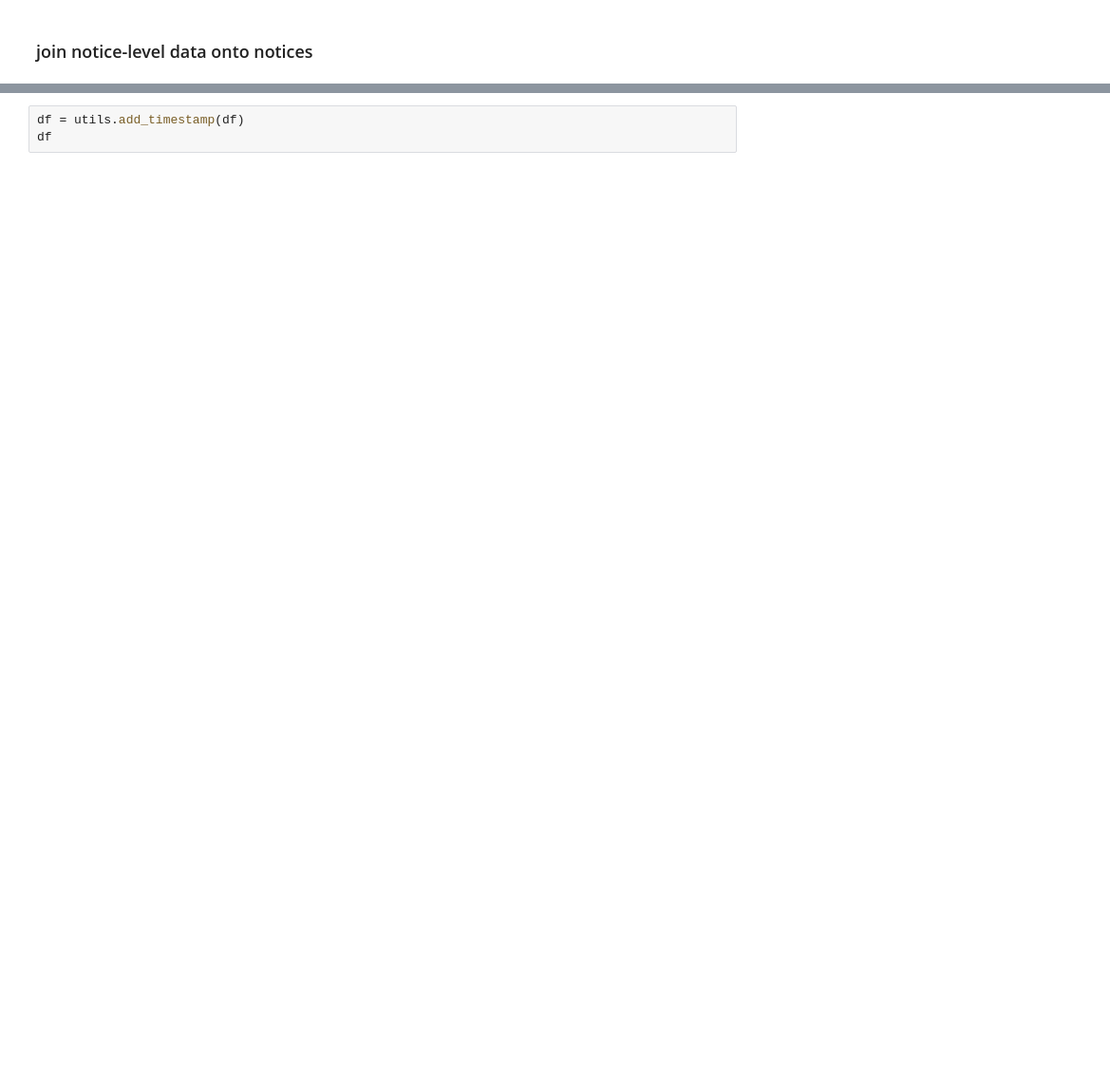
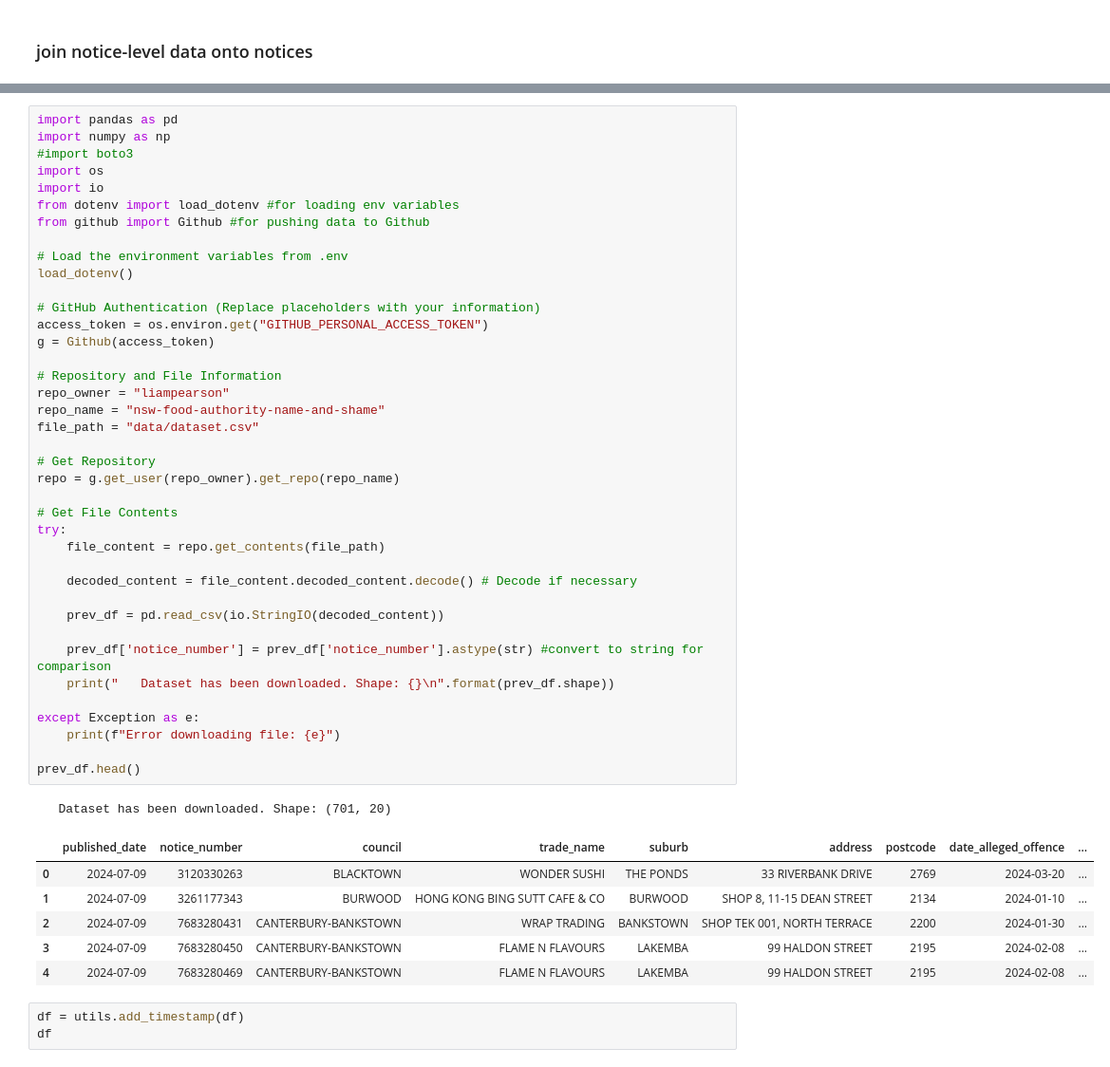
Before and after one commit to liampearson/nsw-food-authority-name-and-shame, a Jupyter notebook: notebooks/initial_scrape.ipynb, the cells around one changed output, grey strips where cells are left out. Shown at 95% size. Saved outputs shown, nothing was run; the diff lists cells and outputs as text; blank space fills up the shorter version.

Commit message:
once-off run again to get trade_name to resolve bug #2

```diff
--- a/notebooks/initial_scrape.ipynb
+++ b/notebooks/initial_scrape.ipynb
@@ -131,3 +152,50 @@ party_served_given_name
+# %%
+import pandas as pd
+import numpy as np
+#import boto3
+import os
+import io
+from dotenv import load_dotenv #for loading env variables
+from github import Github #for pushing data to Github
+
+# Load the environment variables from .env
+load_dotenv()
+
+# GitHub Authentication (Replace placeholders with your information)
+access_token = os.environ.get("GITHUB_PERSONAL_ACCESS_TOKEN")
+g = Github(access_token)
+
+# Repository and File Information
+repo_owner = "liampearson"
+repo_name = "nsw-food-authority-name-and-shame"
+file_path = "data/dataset.csv"
+
+# Get Repository
+repo = g.get_user(repo_owner).get_repo(repo_name)
+
+# Get File Contents
+try:
+    file_content = repo.get_contents(file_path)
+
+    decoded_content = file_content.decoded_content.decode() # Decode if necessary
+
+    prev_df = pd.read_csv(io.StringIO(decoded_content))
+
+    prev_df['notice_number'] = prev_df['notice_number'].astype(str) #convert to string for comparison
+    print("   Dataset has been downloaded. Shape: {}\n".format(prev_df.shape))
+
+except Exception as e:
+    print(f"Error downloading file: {e}")
+
+prev_df.head()
+# %% [output]
+   Dataset has been downloaded. Shape: (701, 20)
+|  | published_date | notice_number | council | trade_name | suburb | address | postcode | date_alleged_offence | ... |
+| 0 | 2024-07-09 | 3120330263 | BLACKTOWN | WONDER SUSHI | THE PONDS | 33 RIVERBANK DRIVE | 2769 | 2024-03-20 | ... |
+| 1 | 2024-07-09 | 3261177343 | BURWOOD | HONG KONG BING SUTT CAFE & CO | BURWOOD | SHOP 8, 11-15 DEAN STREET | 2134 | 2024-01-10 | ... |
+| 2 | 2024-07-09 | 7683280431 | CANTERBURY-BANKSTOWN | WRAP TRADING | BANKSTOWN | SHOP TEK 001, NORTH TERRACE | 2200 | 2024-01-30 | ... |
+| 3 | 2024-07-09 | 7683280450 | CANTERBURY-BANKSTOWN | FLAME N FLAVOURS | LAKEMBA | 99 HALDON STREET | 2195 | 2024-02-08 | ... |
+| 4 | 2024-07-09 | 7683280469 | CANTERBURY-BANKSTOWN | FLAME N FLAVOURS | LAKEMBA | 99 HALDON STREET | 2195 | 2024-02-08 | ... |
 # %%
 df = utils.add_timestamp(df)
 df
```
Also changed, not shown: parts of 6 cells of this notebook.
